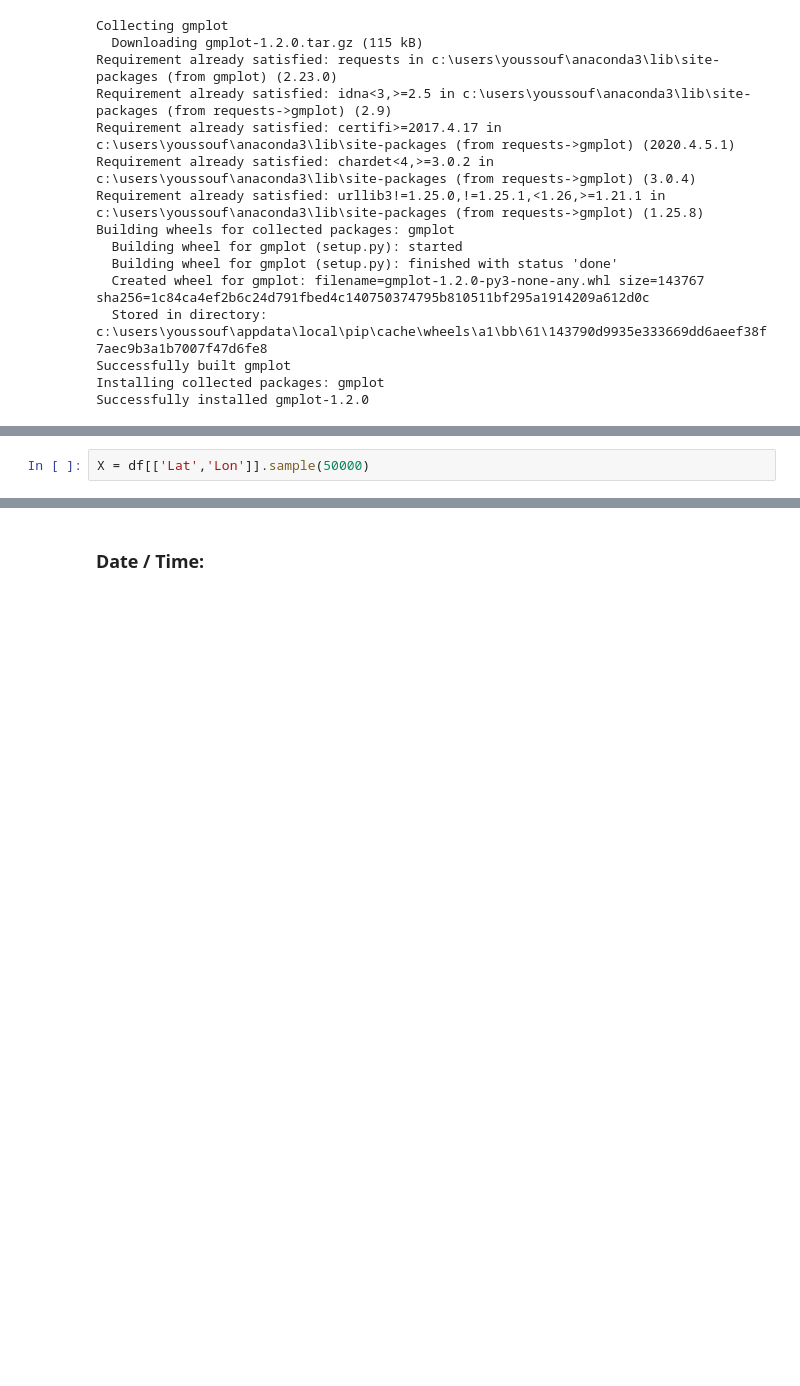
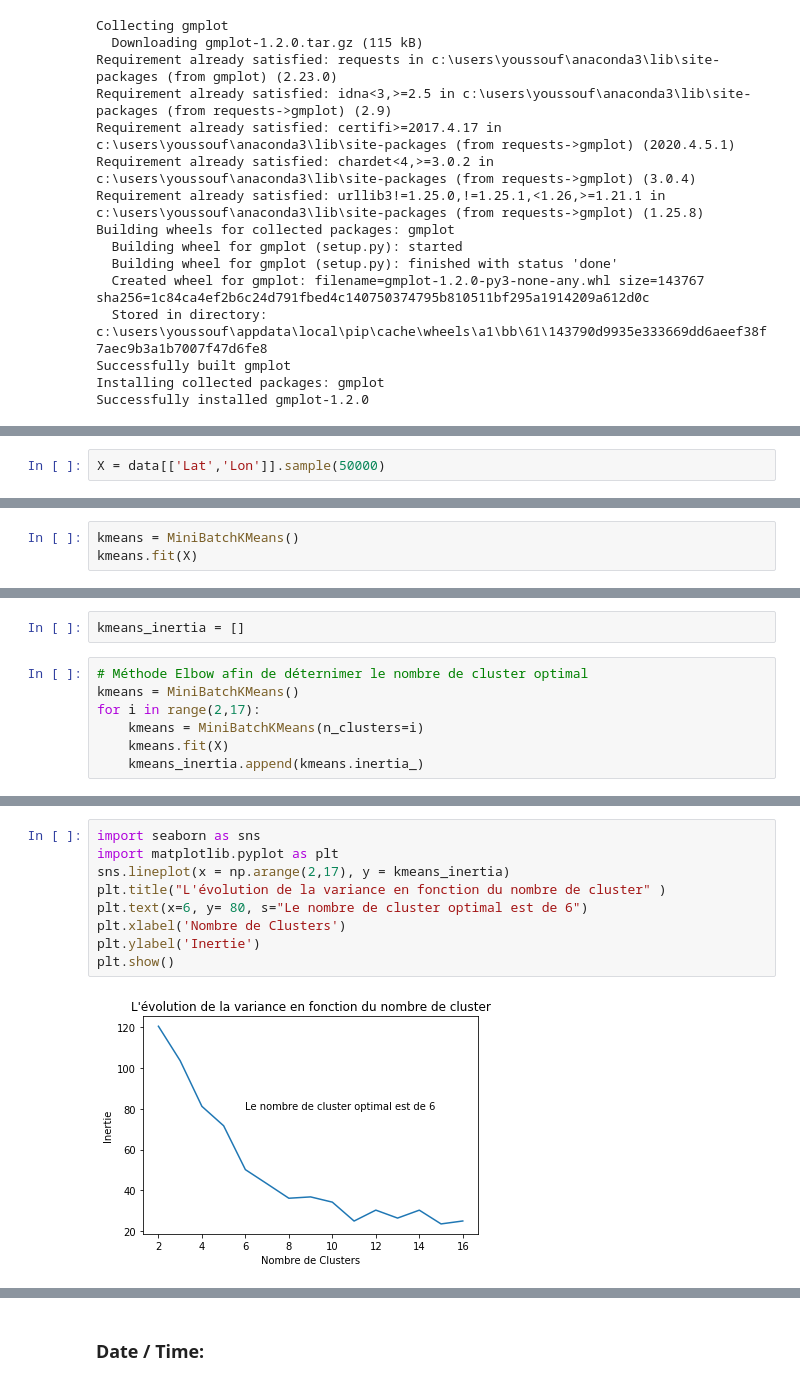
Before and after one commit to DialloYoussouf/Jedhabootcamp_Projects, a Jupyter notebook: Projet -- UBER PICKUPS/Uber-Bokeh.ipynb, the cells around one changed output, grey strips where cells are left out. Drawn from its saved outputs; the diff is of its cells as text; blank space fills up the shorter version.

Commit message:
update mini-Projet-Uber

```diff
--- a/Projet -- UBER PICKUPS/Uber-Bokeh.ipynb
+++ b/Projet -- UBER PICKUPS/Uber-Bokeh.ipynb
@@ -52,4 +51,4 @@ None
 | 3 | 4/1/2014 0:28:00 | 40.7588 | -73.9776 | B02512 |
 | 4 | 4/1/2014 0:33:00 | 40.7594 | -73.9722 | B02512 |
 # %%
-X = df[['Lat','Lon']].sample(50000)
+X = data[['Lat','Lon']].sample(50000)
@@ -55,0 +64,3 @@ X = df[['Lat','Lon']].sample(50000)
+# %%
+kmeans = MiniBatchKMeans()
+kmeans.fit(X)
@@ -55,0 +84,9 @@ X = df[['Lat','Lon']].sample(50000)
+# %%
+kmeans_inertia = []
+# %%
+# Méthode Elbow afin de déternimer le nombre de cluster optimal
+kmeans = MiniBatchKMeans()
+for i in range(2,17):
+    kmeans = MiniBatchKMeans(n_clusters=i)
+    kmeans.fit(X)
+    kmeans_inertia.append(kmeans.inertia_)
@@ -55,0 +111,11 @@ X = df[['Lat','Lon']].sample(50000)
+# %%
+import seaborn as sns
+import matplotlib.pyplot as plt
+sns.lineplot(x = np.arange(2,17), y = kmeans_inertia)
+plt.title("L'évolution de la variance en fonction du nombre de cluster" )
+plt.text(x=6, y= 80, s="Le nombre de cluster optimal est de 6")
+plt.xlabel('Nombre de Clusters')
+plt.ylabel('Inertie')
+plt.show()
+# %% [output]
+[figure, added]
```
Also changed, not shown: parts of 15 cells of this notebook.
